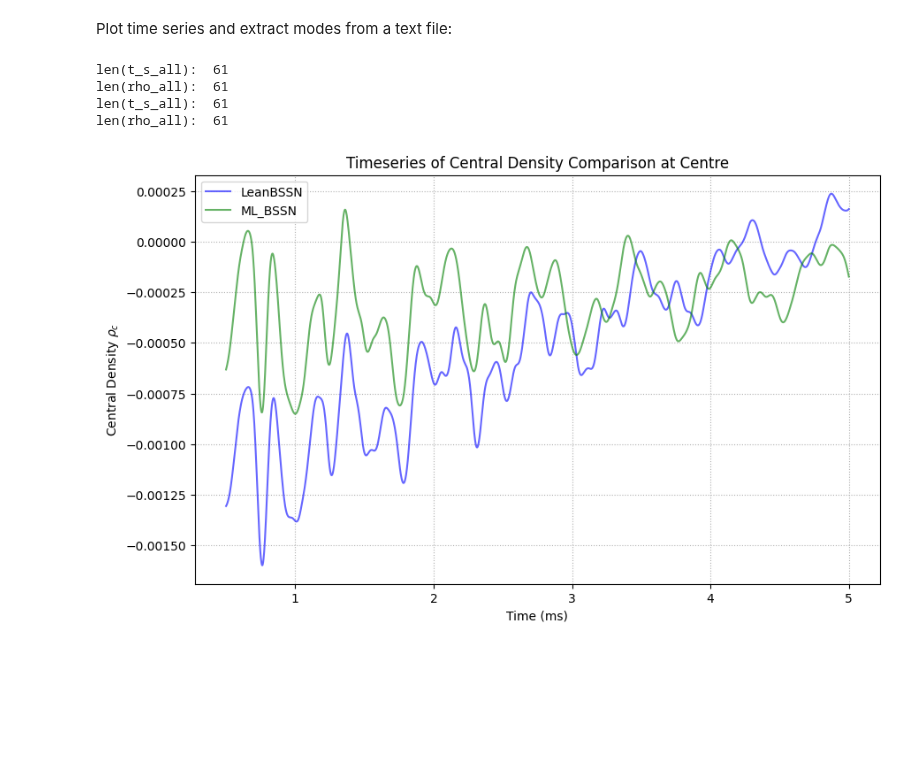
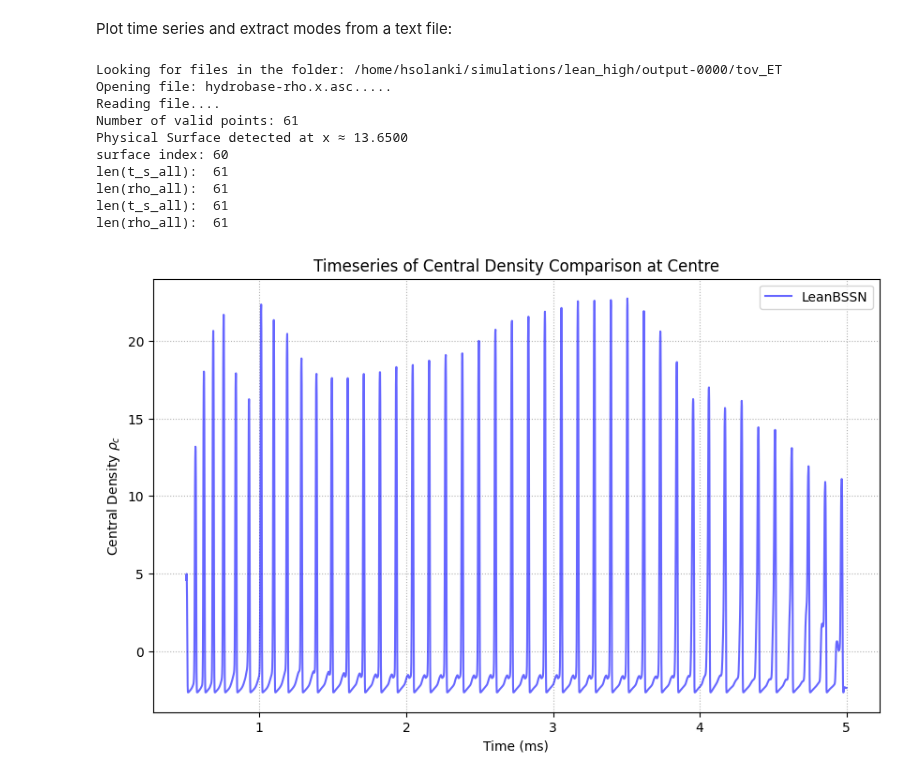
Before and after one commit to harsh-c0ds/My-Work, a Jupyter notebook: TOV/mode_ext.ipynb, the cells around one changed output. Saved outputs shown, nothing was run; the diff lists cells and outputs as text; code cells hidden in the pictures; blank space fills up the shorter version.

```diff
--- a/TOV/mode_ext.ipynb
+++ b/TOV/mode_ext.ipynb
@@ -163,47 +166,54 @@ file_path = output_dir + "rho_timeseries_lean_high.txt"
 file_path_adm = output_dir + "rho_timeseries_P.txt"
 # %%
 # Detect star surface to get x_p
-#x_p, surface_ixd_l, surface_x = detect_star_surface(sim_dir_l_beta_1, filename="hydrobase-rho.x.asc")
+x_p, surface_ixd_l, surface_x = detect_star_surface(sim_dir_lean_high, filename="hydrobase-rho.x.asc")
 #x_P_P, surface_ixd_p, surface_x_p = detect_star_surface(sim_dir_p, filename="hydrobase-rho.x.asc")
 
 t_s_all_l, rho_all_l = load_time_series(file_path)
 t_s_all_P, rho_all_P = load_time_series(file_path_adm)
 
 t_s_all_l = t_s_all_l / 203  # convert to ms
+#t_s_all_P = t_s_all_P / 203  # convert to ms
 # %% [output]
+Looking for files in the folder: /home/hsolanki/simulations/lean_high/output-0000/tov_ET
+Opening file: hydrobase-rho.x.asc.....
+Reading file....
+Number of valid points: 61
+Physical Surface detected at x ≈ 13.6500
+surface index: 60
 len(t_s_all):  61
 len(rho_all):  61
 len(t_s_all):  61
 len(rho_all):  61
 # %%
 ### Time_series Check ###
-ik = 7
+ik = 60
 
 t_l = t_s_all_l[ik]
 rho_l = rho_all_l[ik]
-t_adm = t_s_all_P[ik]
-rho_adm = rho_all_P[ik]
+# t_adm = t_s_all_P[ik]
+# rho_adm = rho_all_P[ik]
 
 lim = (t_l >= 0.5) & (t_l <= 5)
-lim_adm = (t_adm >= 0.5) & (t_adm <= 5)
+#lim_adm = (t_adm >= 0.5) & (t_adm <= 5)
 
 t_l = t_l[lim]
 rho_l = rho_l[lim]
-t_adm = t_adm[lim_adm]
-rho_adm = rho_adm[lim_adm]
+# t_adm = t_adm[lim_adm]
+# rho_adm = rho_adm[lim_adm]
 
 plt.figure(figsize=(10,6))
 plt.plot(t_l, rho_l, label="LeanBSSN", color="blue", alpha=0.6)
-plt.plot(t_adm, rho_adm, label="ML_BSSN", color="green", alpha=0.6)
+# plt.plot(t_adm, rho_adm, label="ML_BSSN", color="green", alpha=0.6)
 plt.xlabel("Time (ms)")
 plt.ylabel(r"Central Density $\rho_c$")
 plt.title("Timeseries of Central Density Comparison at Centre")
 plt.grid(True, linestyle=":")
 plt.legend()
 plt.show()
 #plt.savefig(output_dir + "time_series_comparision.png", dpi=300)
 # %% [output]
-[figure, old version]
+[figure, new version]
 # %%
 #### Mode Extraction ####
 
```
Also changed, not shown: parts of 3 cells of this notebook.
